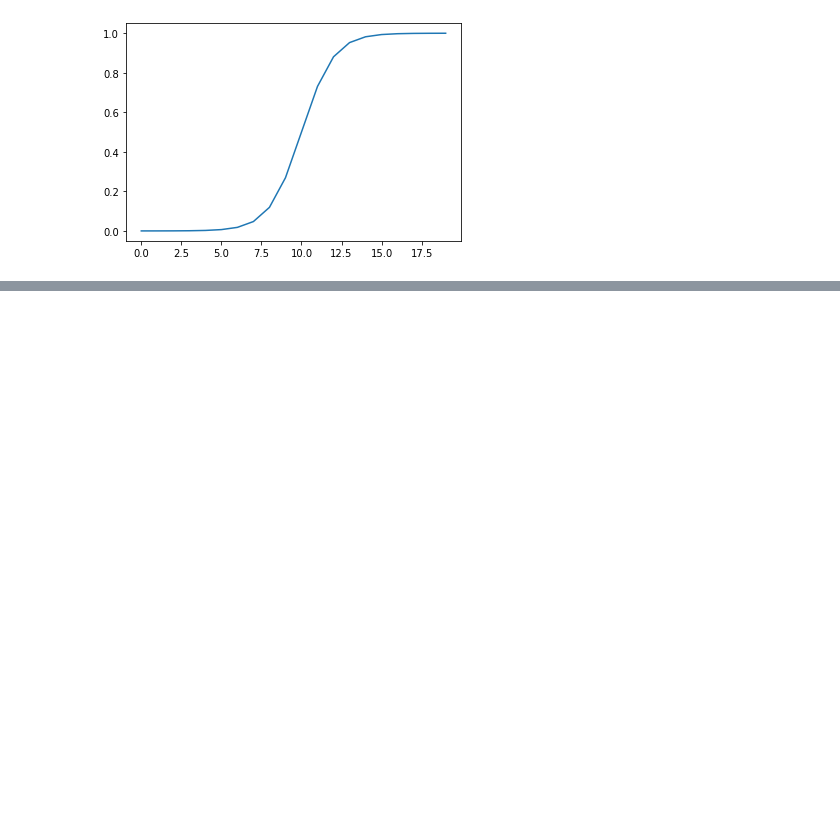
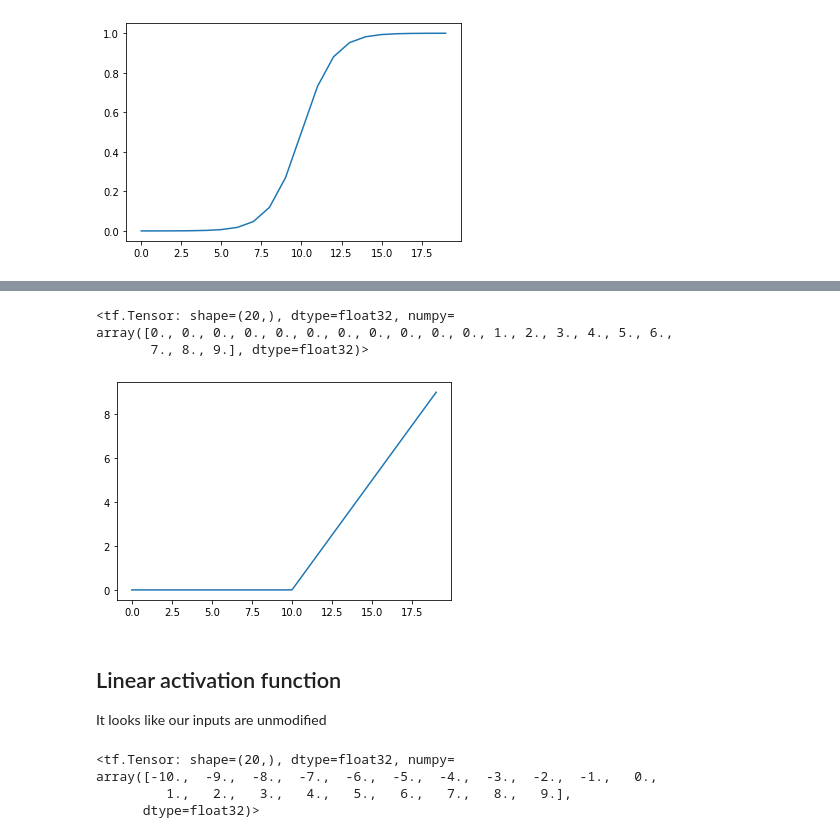
Before and after one commit to kianakiaei/TensorFlow, a Jupyter notebook: 02_neural_network_classification_with_tensorflow.ipynb, the cells around one changed output, grey strips where cells are left out. Saved outputs shown, nothing was run; the diff lists cells and outputs as text; code cells hidden in the pictures; blank space fills up the shorter version.

Commit message:
RelU and linear activation function

```diff
--- a/02_neural_network_classification_with_tensorflow.ipynb
+++ b/02_neural_network_classification_with_tensorflow.ipynb
@@ -491,0 +498,28 @@ plt.plot(sigmoid(A));
+# %%
+# ReLU - https://www.tensorflow.org/api_docs/python/tf/keras/activations/relu
+def relu(x):
+  return tf.maximum(0, x)
+
+# Pass toy tensor through ReLU function
+relu(A)
+# %% [output]
+<tf.Tensor: shape=(20,), dtype=float32, numpy=
+array([0., 0., 0., 0., 0., 0., 0., 0., 0., 0., 0., 1., 2., 3., 4., 5., 6.,
+       7., 8., 9.], dtype=float32)>
+# %%
+# Plot ReLU-modified tensor
+plt.plot(relu(A));
+# %% [output]
+[figure, added]
+# %% [markdown]
+## Linear activation function
+
+It looks like our inputs are unmodified
+# %%
+# Linear - https://www.tensorflow.org/api_docs/python/tf/keras/activations/linear (returns input non-modified...)
+tf.keras.activations.linear(A)
+# %% [output]
+<tf.Tensor: shape=(20,), dtype=float32, numpy=
+array([-10.,  -9.,  -8.,  -7.,  -6.,  -5.,  -4.,  -3.,  -2.,  -1.,   0.,
+         1.,   2.,   3.,   4.,   5.,   6.,   7.,   8.,   9.],
+      dtype=float32)>
```
Also changed, not shown: parts of 12 cells of this notebook.
